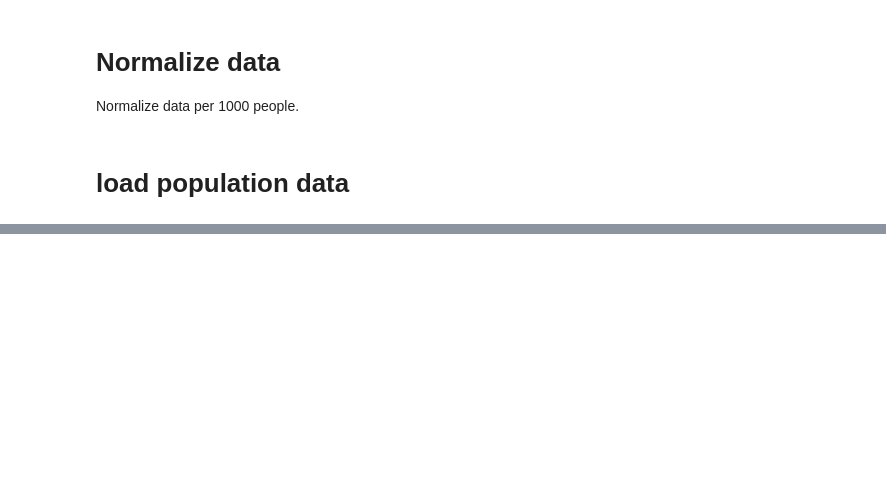
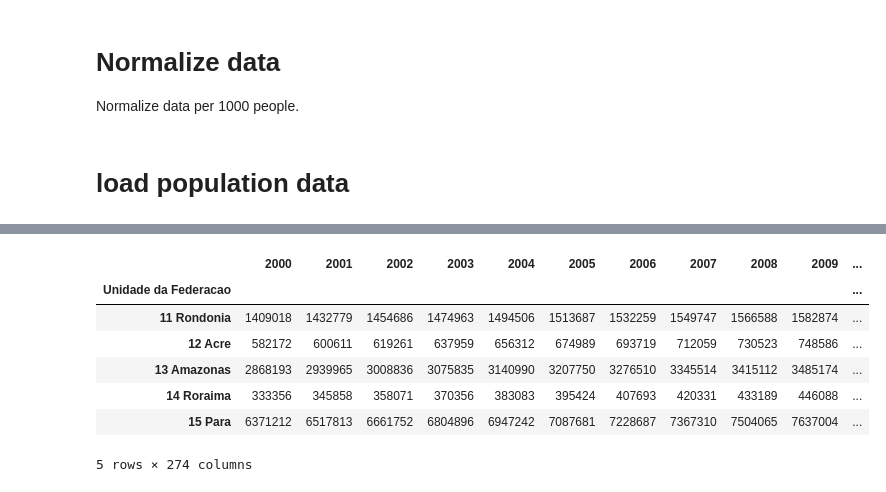
Before and after one commit to luizamfsantos/Brazil-Healthcare-Workforce-Analysis, a Jupyter notebook: Codigo/src/Preprocessamento de Dados/data_cleaning.ipynb, the cells around one changed output, grey strips where cells are left out. Saved outputs shown, nothing was run; the diff lists cells and outputs as text; code cells hidden in the pictures; blank space fills up the shorter version.

```diff
--- a/Codigo/src/Preprocessamento de Dados/data_cleaning.ipynb
+++ b/Codigo/src/Preprocessamento de Dados/data_cleaning.ipynb
@@ -60,0 +90,3 @@ Normalize data per 1000 people.
+# %%
+# create a copy of pop
+pop1 = pop.copy()
@@ -60,0 +95,4 @@ Normalize data per 1000 people.
+# %%
+columns = np.arange(2000, 2022, 1)
+# %%
+pop1.columns = columns
@@ -60,0 +105,17 @@ Normalize data per 1000 people.
+# %%
+# create monthly data
+for year in range(2000, 2021):
+    for month in range(1, 13):
+        monthly_increment = ((pop1[year+1] - pop1[year]) / 12).round(0)
+        pop1[f'{year}-{month}-01'] = pop1[year] + (monthly_increment * month)
+
+pop1.head()
+# %% [output]
+|  | 2000 | 2001 | 2002 | 2003 | 2004 | 2005 | 2006 | 2007 | 2008 | 2009 | ... |
+| Unidade da Federacao |  |  |  |  |  |  |  |  |  |  | ... |
+| 11 Rondonia | 1409018 | 1432779 | 1454686 | 1474963 | 1494506 | 1513687 | 1532259 | 1549747 | 1566588 | 1582874 | ... |
+| 12 Acre | 582172 | 600611 | 619261 | 637959 | 656312 | 674989 | 693719 | 712059 | 730523 | 748586 | ... |
+| 13 Amazonas | 2868193 | 2939965 | 3008836 | 3075835 | 3140990 | 3207750 | 3276510 | 3345514 | 3415112 | 3485174 | ... |
+| 14 Roraima | 333356 | 345858 | 358071 | 370356 | 383083 | 395424 | 407693 | 420331 | 433189 | 446088 | ... |
+| 15 Para | 6371212 | 6517813 | 6661752 | 6804896 | 6947242 | 7087681 | 7228687 | 7367310 | 7504065 | 7637004 | ... |
+5 rows × 274 columns
```
Also changed, not shown: parts of 10 cells of this notebook.
